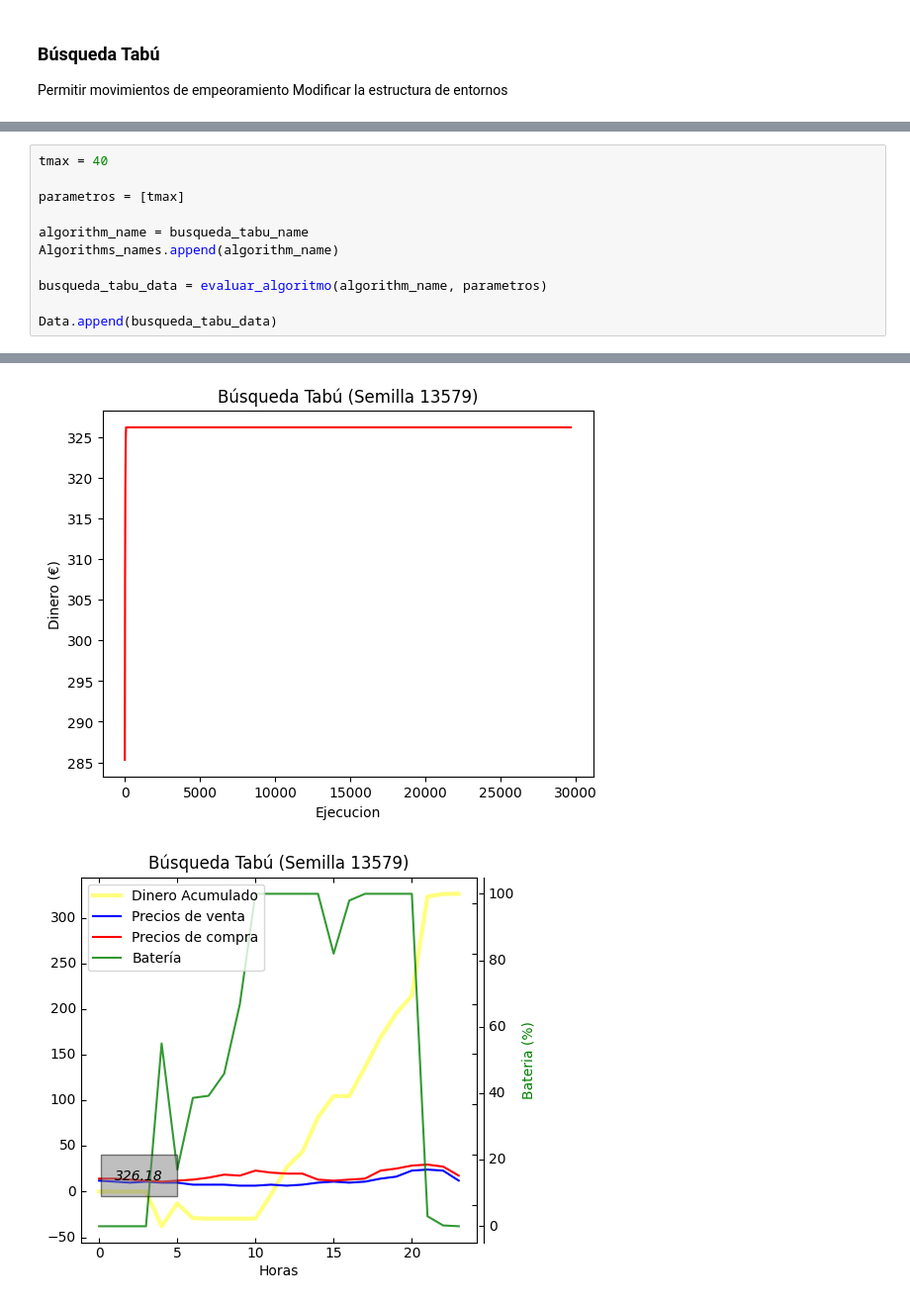
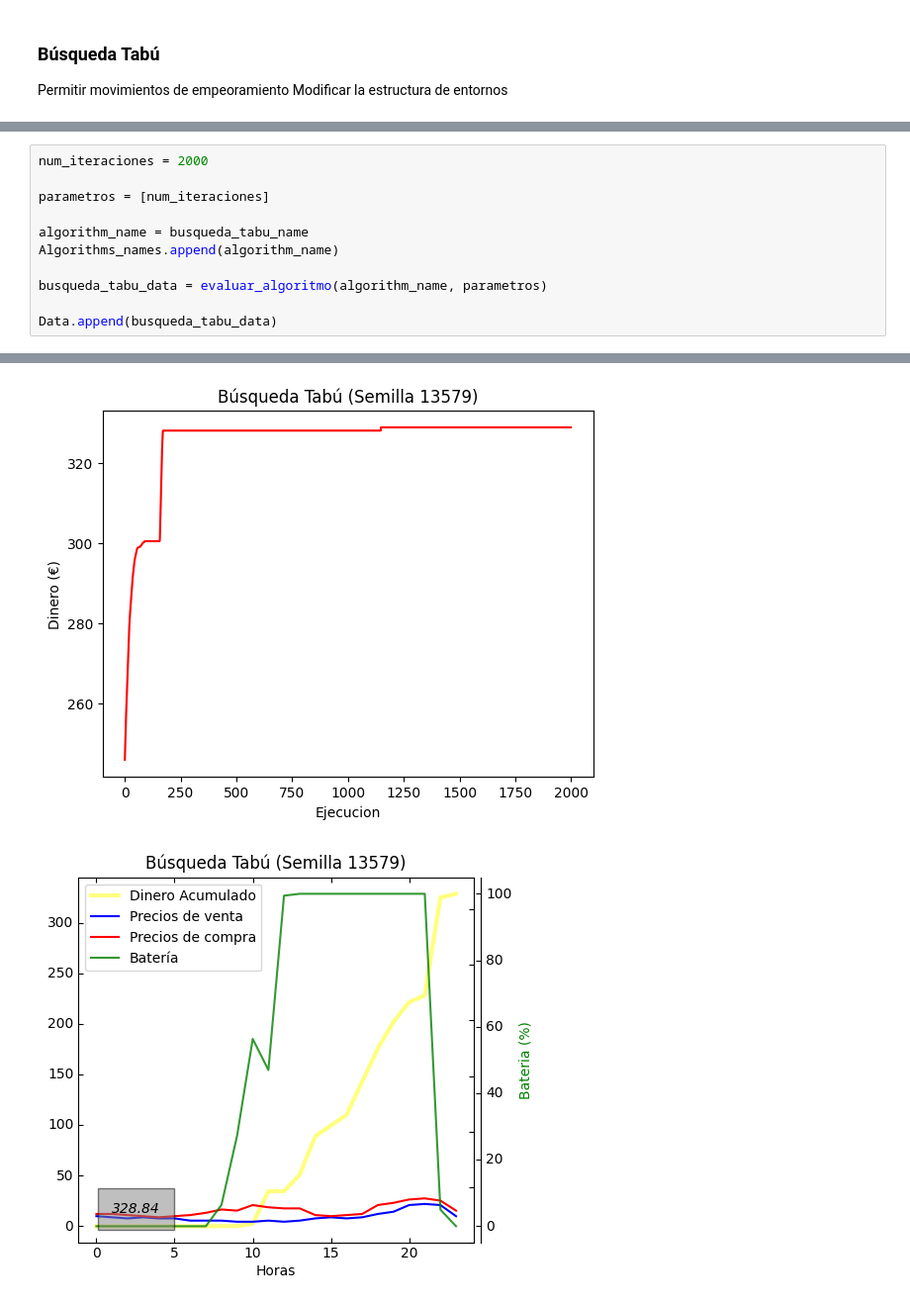
Before and after one commit to GrunCrow/Optimization_Solar_Plant, a Jupyter notebook: 1_Environments_and_Trajectories/notebook.ipynb, the cells around one changed output, grey strips where cells are left out. Shown at 99% size. Saved outputs shown, nothing was run; the diff lists cells and outputs as text.

```diff
--- a/1_Environments_and_Trajectories/notebook.ipynb
+++ b/1_Environments_and_Trajectories/notebook.ipynb
@@ -1525,7 +1585,7 @@ def busqueda_tabu(tmax):
 # %%
-tmax = 40
+num_iteraciones = 2000
 
-parametros = [tmax]
+parametros = [num_iteraciones]
 
 algorithm_name = busqueda_tabu_name
 Algorithms_names.append(algorithm_name)
@@ -1541,2 +1601,2 @@ Data.append(busqueda_tabu_data)
-[figure, old version]
+[figure, new version]
-[figure, old version]
+[figure, new version]
```
Also changed, not shown: parts of 13 cells of this notebook, 10 other files.
